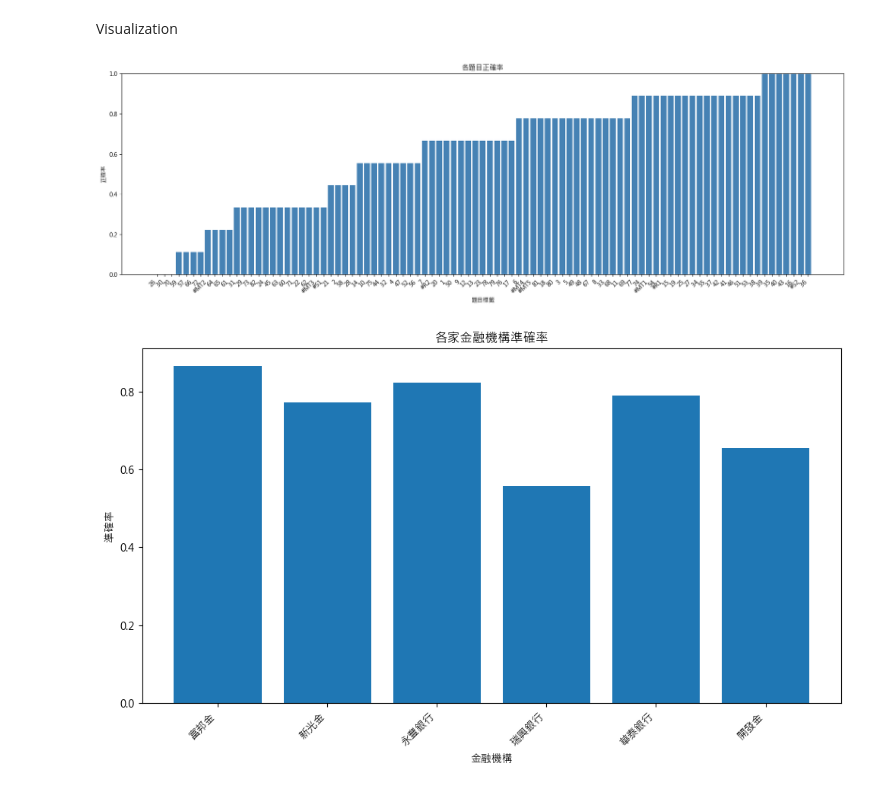
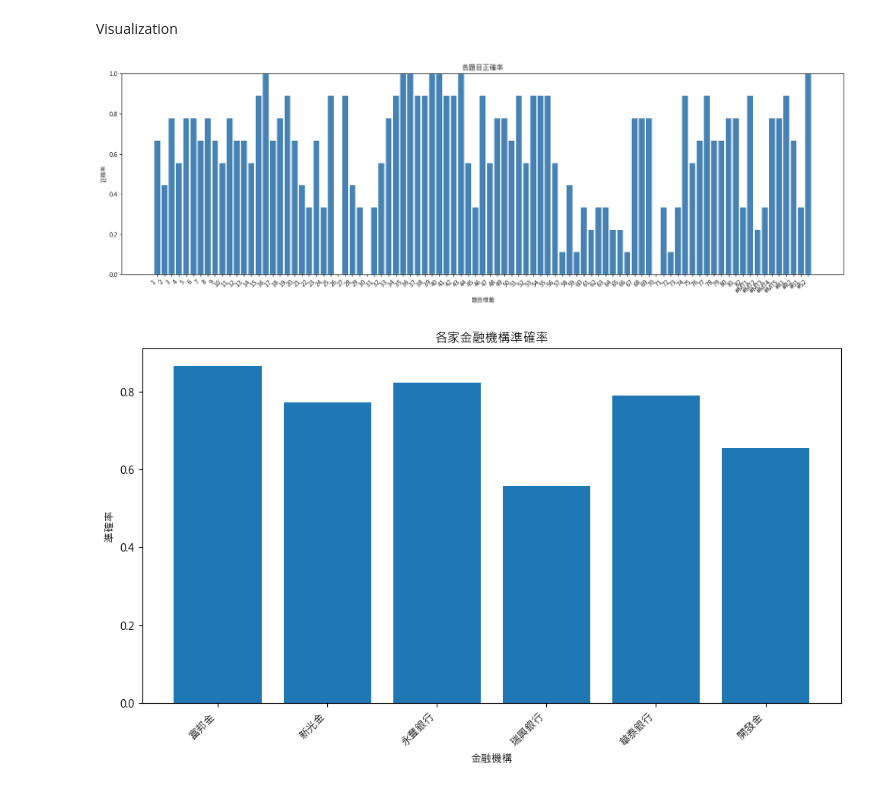
Before and after one commit to Mattis3858/rag_for_tcfd_reports, a Jupyter notebook: llm_question_answering.ipynb, the cells around one changed output. Drawn from its saved outputs; the diff is of its cells as text; code cells hidden in the pictures.

Commit message:
better visualization for questions and accuracies

```diff
--- a/llm_question_answering.ipynb
+++ b/llm_question_answering.ipynb
@@ -385,40 +385,58 @@ Visualization
 # %%
 import pandas as pd
 import matplotlib.pyplot as plt
 
-# 假設你的最終結果 DataFrame 為 df_final
-# df_final 包含以下欄位：
-# - Label (問題標籤)
-# - Answer (GPT 回答，"Yes" 或 "No")
+# 假設你的最終結果 DataFrame 為 df_final，包含 "Label" 與 "Answer" 欄位
 
-# 1. 計算每個 Label 的整體正確率（答對數量 / 總回答數量）
+# 1. 計算每個 Label 的正確率
 df_correctness = (
     df_final.groupby("Label")["Answer"]
     .apply(lambda x: (x == "Yes").sum() / len(x))
     .reset_index(name="Accuracy")
 )
 
-# 2. 排序，方便觀察最常答錯的題目
-df_correctness.sort_values("Accuracy", inplace=True)
+# 2. 定義一個函數，檢查 Label 是否能轉換為數值
+def is_numeric(x):
+    try:
+        float(x)
+        return True
+    except ValueError:
+        return False
 
-# 3. 設定中文字型
+# 3. 根據是否為數字，分為兩組
+df_correctness["is_numeric"] = df_correctness["Label"].apply(is_numeric)
+
+# 對數字部分依照數值大小排序
+df_numeric = df_correctness[df_correctness["is_numeric"]].copy()
+df_numeric["Label_numeric"] = df_numeric["Label"].astype(float)
+df_numeric.sort_values("Label_numeric", inplace=True)
+
+# 文字部分可以保留原有順序或依 Accuracy 排序
+df_text = df_correctness[~df_correctness["is_numeric"]].copy()
+# 若希望文字部分也依 Accuracy 排序，可以取消下行註解
+# df_text.sort_values("Accuracy", inplace=True)
+
+# 4. 合併數字與文字的部分（例如，先顯示數字，再顯示文字）
+df_final_sorted = pd.concat([df_numeric, df_text])
+
+# 5. 設定中文字型
 plt.rcParams['font.sans-serif'] = ['Microsoft JhengHei']  # 或其他支援中文的字型
 plt.rcParams['axes.unicode_minus'] = False
 
-# 4. 繪製長條圖（調整圖表寬度）
-plt.figure(figsize=(18, 6))  # 調整圖表大小：寬度14、高度6
-plt.bar(df_correctness["Label"], df_correctness["Accuracy"], color='steelblue')
+# 6. 繪製長條圖
+plt.figure(figsize=(18, 6))
+plt.bar(df_final_sorted["Label"], df_final_sorted["Accuracy"], color='steelblue')
 
 plt.xlabel("題目標籤")
 plt.ylabel("正確率")
 plt.title("各題目正確率")
-plt.ylim(0, 1)  # 正確率範圍 0~1
-plt.xticks(rotation=45, ha='right')  # 若標籤較長，可適度旋轉
-plt.tight_layout()  # 自動調整邊界，避免標籤被切掉
+plt.ylim(0, 1)
+plt.xticks(rotation=45, ha='right')
+plt.tight_layout()
 
 plt.show()
 # %% [output]
-[figure, old version]
+[figure, new version]
 # %%
 import matplotlib.pyplot as plt
 
```
